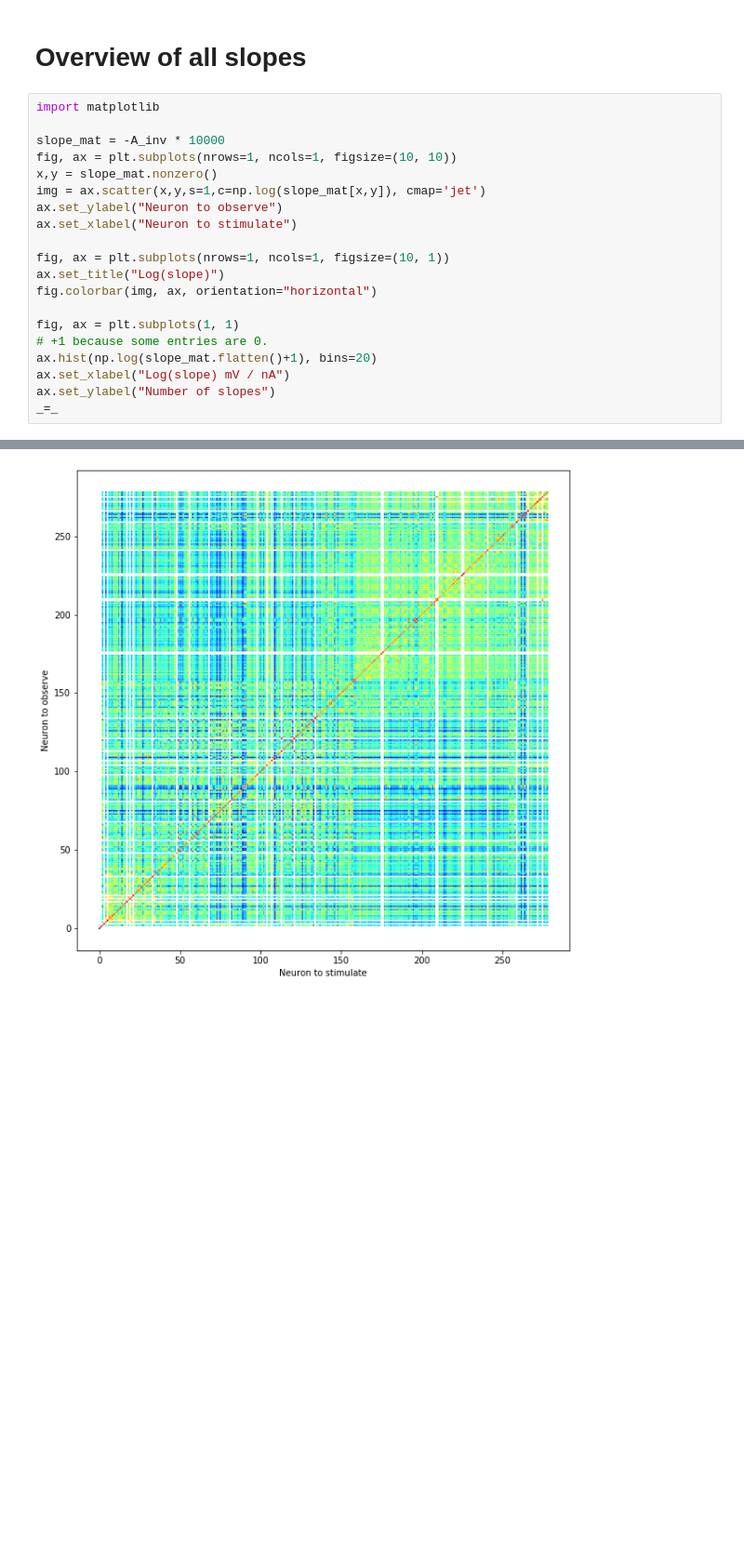
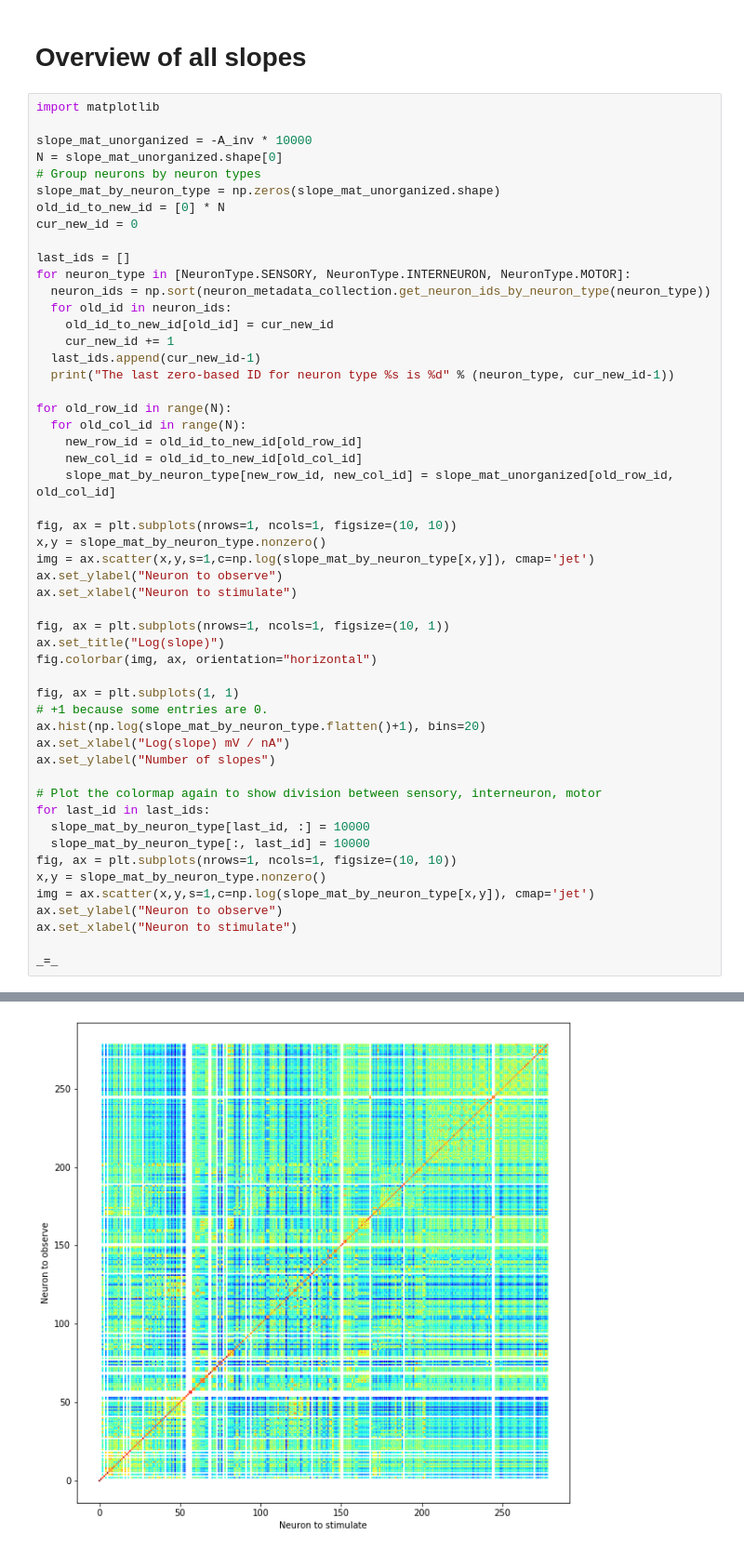
Before and after one commit to sjonany/c-elegans-discrete-neural, a Jupyter notebook: analysis/exp6_I_VTH_SLOPE_AWA.ipynb, the cells around one changed output, grey strips where cells are left out. Shown at 93% size. Drawn from its saved outputs; the diff is of its cells as text; blank space fills up the shorter version.

Commit message:
Reordered heatmap to cluster neurons of same classes together.

```diff
--- a/analysis/exp6_I_VTH_SLOPE_AWA.ipynb
+++ b/analysis/exp6_I_VTH_SLOPE_AWA.ipynb
@@ -124,10 +124,31 @@ SMBDR: 1.3547
 # %%
 import matplotlib
 
-slope_mat = -A_inv * 10000
+slope_mat_unorganized = -A_inv * 10000
+N = slope_mat_unorganized.shape[0]
+# Group neurons by neuron types
+slope_mat_by_neuron_type = np.zeros(slope_mat_unorganized.shape)
+old_id_to_new_id = [0] * N
+cur_new_id = 0
+
+last_ids = []
+for neuron_type in [NeuronType.SENSORY, NeuronType.INTERNEURON, NeuronType.MOTOR]:
+  neuron_ids = np.sort(neuron_metadata_collection.get_neuron_ids_by_neuron_type(neuron_type))
+  for old_id in neuron_ids:
+    old_id_to_new_id[old_id] = cur_new_id
+    cur_new_id += 1
+  last_ids.append(cur_new_id-1)
+  print("The last zero-based ID for neuron type %s is %d" % (neuron_type, cur_new_id-1))
+
+for old_row_id in range(N):
+  for old_col_id in range(N):
+    new_row_id = old_id_to_new_id[old_row_id]
+    new_col_id = old_id_to_new_id[old_col_id]
+    slope_mat_by_neuron_type[new_row_id, new_col_id] = slope_mat_unorganized[old_row_id, old_col_id]
+
 fig, ax = plt.subplots(nrows=1, ncols=1, figsize=(10, 10))
-x,y = slope_mat.nonzero()
-img = ax.scatter(x,y,s=1,c=np.log(slope_mat[x,y]), cmap='jet')
+x,y = slope_mat_by_neuron_type.nonzero()
+img = ax.scatter(x,y,s=1,c=np.log(slope_mat_by_neuron_type[x,y]), cmap='jet')
 ax.set_ylabel("Neuron to observe")
 ax.set_xlabel("Neuron to stimulate")
 
@@ -137,8 +158,19 @@ fig.colorbar(img, ax, orientation="horizontal")
 
 fig, ax = plt.subplots(1, 1)
 # +1 because some entries are 0.
-ax.hist(np.log(slope_mat.flatten()+1), bins=20)
+ax.hist(np.log(slope_mat_by_neuron_type.flatten()+1), bins=20)
 ax.set_xlabel("Log(slope) mV / nA")
 ax.set_ylabel("Number of slopes")
+
+# Plot the colormap again to show division between sensory, interneuron, motor
+for last_id in last_ids:
+  slope_mat_by_neuron_type[last_id, :] = 10000
+  slope_mat_by_neuron_type[:, last_id] = 10000
+fig, ax = plt.subplots(nrows=1, ncols=1, figsize=(10, 10))
+x,y = slope_mat_by_neuron_type.nonzero()
+img = ax.scatter(x,y,s=1,c=np.log(slope_mat_by_neuron_type[x,y]), cmap='jet')
+ax.set_ylabel("Neuron to observe")
+ax.set_xlabel("Neuron to stimulate")
+
 _=_
 # %% [output]
@@ -145,3 +180,3 @@ _=_
-[figure, old version]
+[figure, new version]
 [figure]
 [figure]
```
Also changed, not shown: parts of 3 cells of this notebook.
